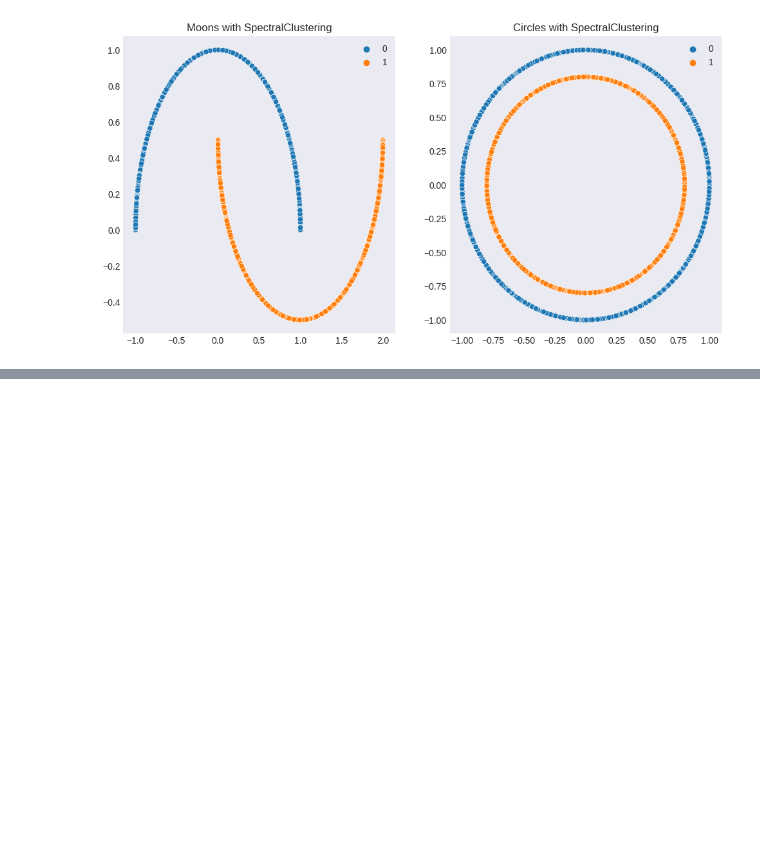
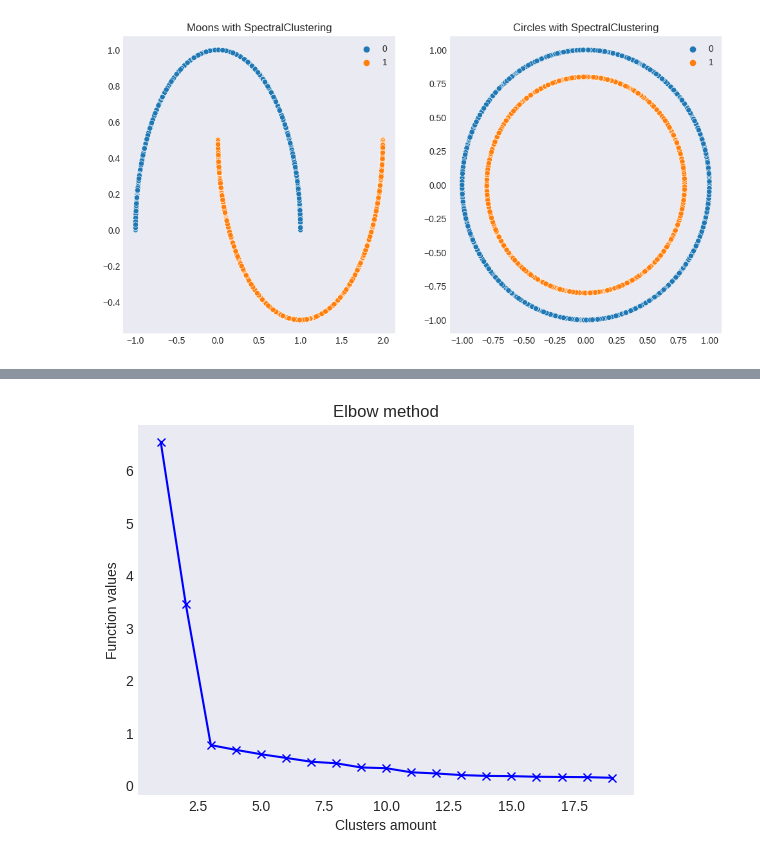
Before and after one commit to VFYAS/KMeans-implementation, a Jupyter notebook: kmeans implementation and report.ipynb, the cells around one changed output, grey strips where cells are left out. Saved outputs shown, nothing was run; the diff lists cells and outputs as text; code cells hidden in the pictures; blank space fills up the shorter version.

```diff
--- a/kmeans implementation and report.ipynb
+++ b/kmeans implementation and report.ipynb
@@ -343,0 +343,17 @@ plt.show()
+# %%
+from scipy.spatial.distance import cdist
+X, y = make_blobs(n_samples = 4000, centers=3)
+k_values = range(1, 20)
+cost = []
+for k in k_values:
+    a = MyKMeans(n_clusters=k).fit(X)
+    cost.append(sum(a.distances_) / X.shape[0])
+
+
+plt.plot(k_values, cost, 'bx-')
+plt.xlabel("Clusters amount")
+plt.ylabel("Function values")
+plt.title("Elbow method")
+plt.show()
+# %% [output]
+[figure, added]
```
Also changed, not shown: parts of 12 cells of this notebook.
